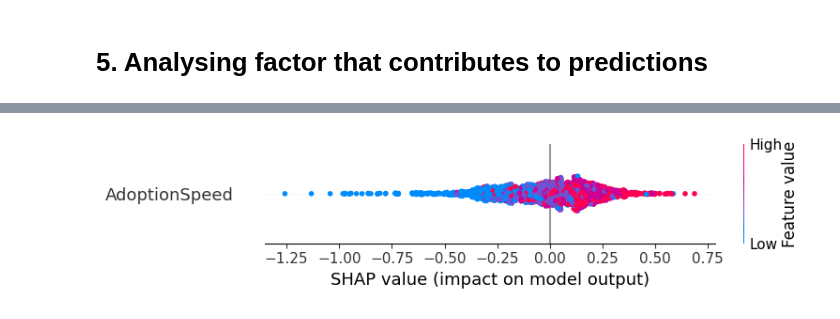
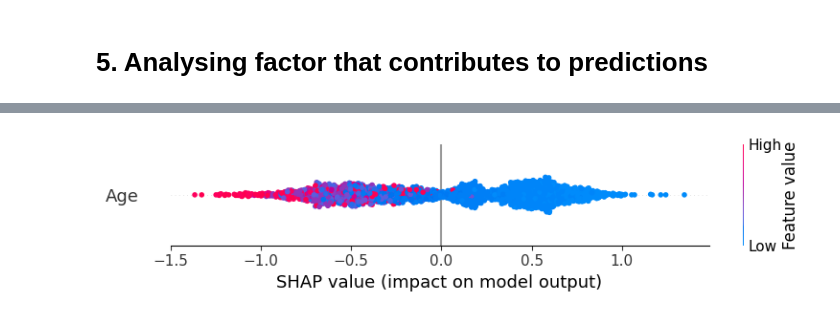
Before and after one commit to Kearskill/meow, a Jupyter notebook: XGBoost.ipynb, the cells around one changed output, grey strips where cells are left out. Cells and saved outputs as stored; diff of their text form; code cells hidden in the pictures.

```diff
--- a/XGBoost.ipynb
+++ b/XGBoost.ipynb
@@ -210,9 +298,8 @@ sns.boxplot(df.drop(["Fee"], axis=1))
 # %%
 from scipy import stats
-df=df[(np.abs(stats.zscore(df['Age'])) < 0.75)]
-df=df[(np.abs(stats.zscore(df['Quantity'])) < 0.75)]
-df['Fee'] = df['Fee'].fillna(df['Fee'].mean())
-df=df[(np.abs(stats.zscore(df['Fee'])) < 0.75)]
+df=df[(np.abs(stats.zscore(df['Age'])) < 1.5)]
+df=df[(np.abs(stats.zscore(df['Quantity'])) < 1.5)]
+df=df[(np.abs(stats.zscore(df['Fee'])) < 1.5)]
 df.boxplot()
 # %% [output]
 <Axes: >
@@ -240,12 +347,8 @@ df["AdoptionSpeed"].hist()
 # %%
-# frequency encoding
-frequency_map = df['State'].value_counts().to_dict()
-df['State'] = df['State'].map(frequency_map)
+# one hot encoding
+df = pd.get_dummies(df, columns=['Breed1', 'Breed2', 'Color1', 'Color2', 'Color3', 'State'], drop_first=True)
 
-# one hot encoding
-df = pd.get_dummies(df, columns=['Color1', 'Color2', 'Color3', 'State'], drop_first=True)
-
-# remove cheating variables, breed, age and fee can give away the animal type directly
-df = df.drop(["Breed1", "Breed2", "Age", "Fee"], axis=1)
+# remove variables that gives away the prediction directly
+df = df.drop(["AdoptionSpeed"], axis=1)
 df.head()
 # %% [output]
@@ -260,0 +366,10 @@ df.head()
+# %%
+from sklearn.model_selection import train_test_split
+
+# Step 1: Separate features and target
+variable = 'AdoptionSpeedBool'
+X = df.drop(variable, axis=1)  # Features
+y = df[variable]               # Target
+
+# Step 2: Split the dataset into training and testing sets
+X_train, X_test, y_train, y_test = train_test_split(X, y, test_size=0.2, random_state=42, stratify=y)
@@ -264,12 +507,7 @@ from sklearn.metrics import classification_report, accuracy_score
 from sklearn.preprocessing import LabelEncoder
 from xgboost import XGBClassifier
 # %%
-# Step 1: Separate features and target
-X = df.drop('Type', axis=1)  # Features
-y = df['Type']               # Target
 
-# Step 2: Split the dataset into training and testing sets
-X_train, X_test, y_train, y_test = train_test_split(X, y, test_size=0.2, random_state=42, stratify=y)
 
 # Step 3: Initialize and train the XGBoost classifier
 xgb_model = XGBClassifier(
@@ -338,16 +584,18 @@ State_2694: 477.0
 # %%
 import shap
 
 # Initialize SHAP explainer for the trained XGBoost model
 explainer = shap.TreeExplainer(xgb_model)
 
 # Compute SHAP values for the test set
 shap_values = explainer.shap_values(X_test)
 
-# Get the index of the 'AdoptionSpeed' feature
-feature_index = X.columns.get_loc('AdoptionSpeed')
+varname = 'Age'
 
-# Visualize SHAP values for 'AdoptionSpeed' feature
-shap.summary_plot(shap_values[:, feature_index:feature_index+1], X_test.iloc[:, feature_index:feature_index+1], feature_names=['AdoptionSpeed'])
+# Get the index of the feature
+feature_index = X.columns.get_loc(varname)
+
+# Visualize SHAP values for feature
+shap.summary_plot(shap_values[:, feature_index:feature_index+1], X_test.iloc[:, feature_index:feature_index+1], feature_names=[varname])
 # %% [output]
-[figure, old version]
+[figure, new version]
```
Also changed, not shown: parts of 45 cells of this notebook, 1 other file.
